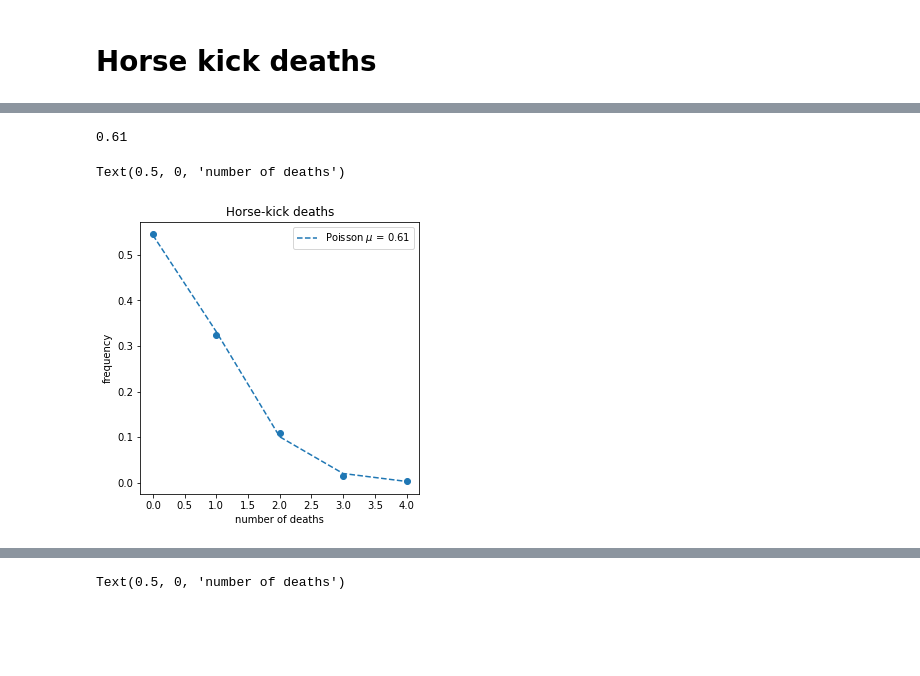
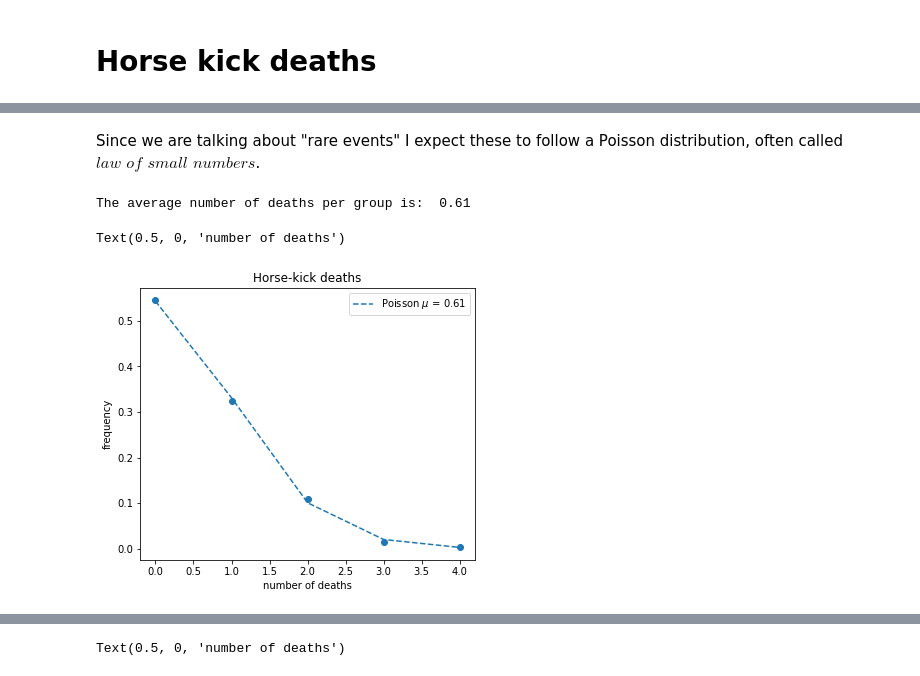
Before and after one commit to giuliapru/astrostatistics_bicocca_2022, a Jupyter notebook: working/L03_Horse_kick.ipynb, the cells around one changed output, grey strips where cells are left out. Drawn from its saved outputs; the diff is of its cells as text; code cells hidden in the pictures; blank space fills up the shorter version.

```diff
--- a/working/L03_Horse_kick.ipynb
+++ b/working/L03_Horse_kick.ipynb
@@ -3,3 +18,5 @@
+# %% [markdown]
+Since we are talking about "rare events" I expect these to follow a Poisson distribution, often called $\textit{law of small numbers}$.
 # %%
 import numpy as np
 import matplotlib.pyplot as plt
@@ -10,34 +27,34 @@ N_group = [109, 65, 22, 3, 1]         #number of army groups reporting that numb
 from scipy.stats import poisson
 
 #total number of dead bodies: 122
 total_death = 0
 for i in range(len(N_death)):
     total_death += N_death[i]*N_group[i]
 
 #total number of army group
 total_groups = np.sum(N_group)
 
 #mean value of deaths per group
 mean = total_death/total_groups
-print(mean)
+print('The average number of deaths per group is: ', mean)
 
 #Poisson distribution with mu = mean
 dist = poisson(mean)
 xaxis = np.arange(0,5)
 
 #defining the frequency so that the function is normalized
 frequency = N_group/total_groups
 
 #plot
-fig, ax = plt.subplots(1,1, figsize=(5,5))
+fig, ax = plt.subplots(1,1, figsize=(6,5))
 
 ax.scatter(N_death, frequency)
 ax.plot(xaxis, dist.pmf(xaxis), c='tab:blue', ls = '--', label = "Poisson $\mu$ = %.2f" %mean)
 ax.legend()
 ax.set_title("Horse-kick deaths")
 ax.set_ylabel("frequency")
 ax.set_xlabel("number of deaths")
 # %% [output]
-0.61
+The average number of deaths per group is:  0.61
 Text(0.5, 0, 'number of deaths')
-[figure, old version]
+[figure, new version]
```
Also changed, not shown: parts of 2 cells of this notebook.
